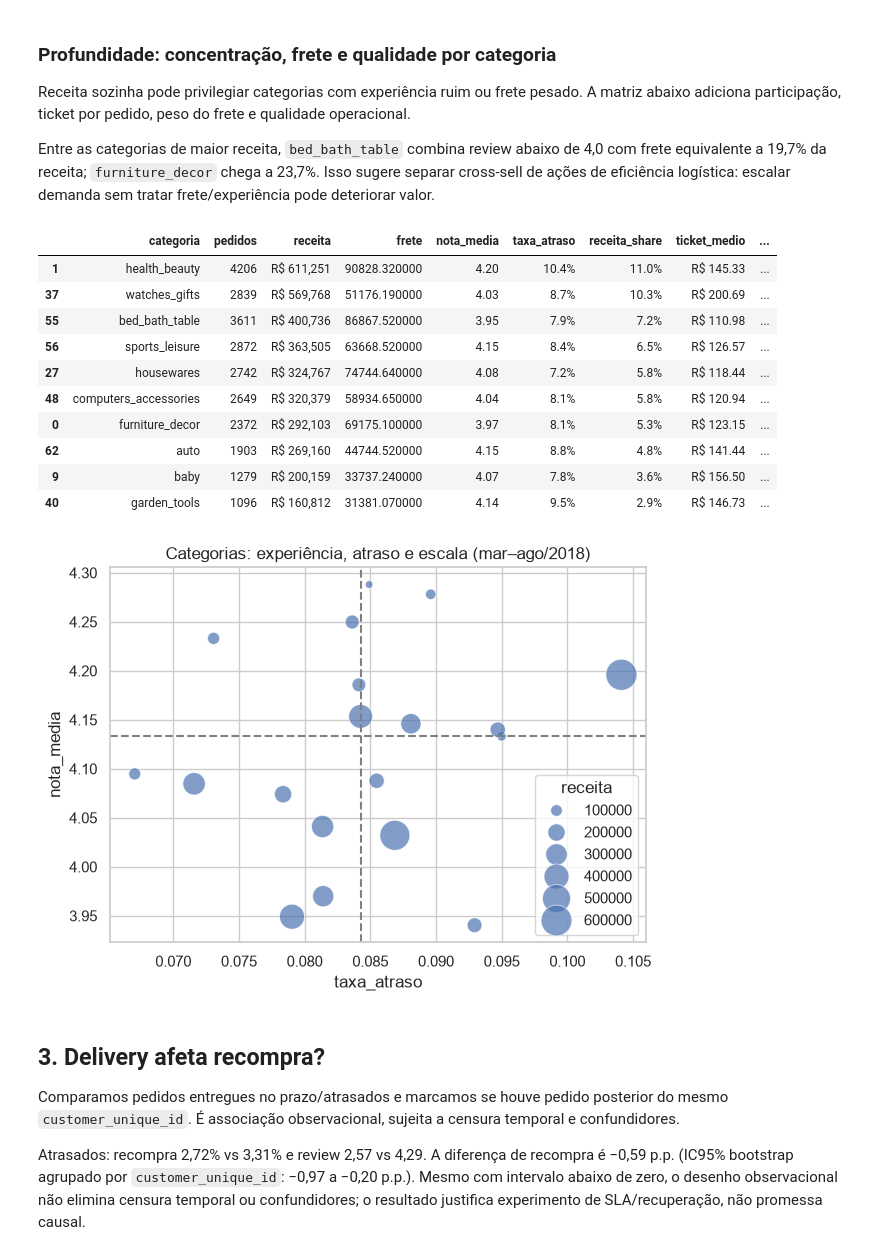
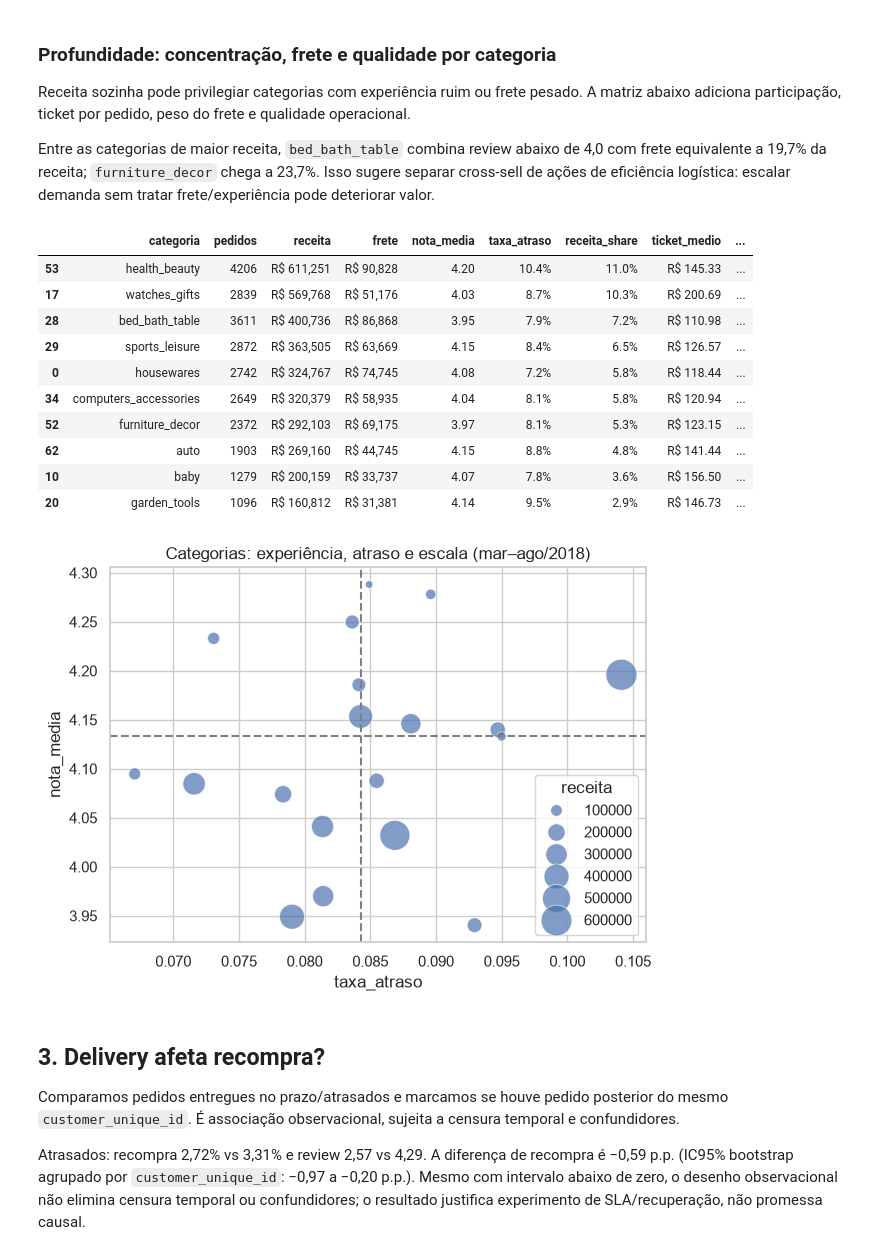
Before and after one commit to PedroReste/ifood_case_analytics_engineer, a Jupyter notebook: notebooks/02_exploratory_analysis.ipynb, the cells around one changed output. Saved outputs shown, nothing was run; the diff lists cells and outputs as text; code cells hidden in the pictures.

```diff
--- a/notebooks/02_exploratory_analysis.ipynb
+++ b/notebooks/02_exploratory_analysis.ipynb
@@ -332,23 +319,26 @@ category_full = con.sql("""
 # %%
 category_full['receita_share'] = category_full.receita / category_full.receita.sum()
 category_full['ticket_medio'] = category_full.receita / category_full.pedidos
 category_full['frete_sobre_receita'] = category_full.frete / category_full.receita
-display(category_full.nlargest(10,'receita').style.format({'receita':'R$ {:,.0f}','receita_share':'{:.1%}','ticket_medio':'R$ {:.2f}','frete_sobre_receita':'{:.1%}','nota_media':'{:.2f}','taxa_atraso':'{:.1%}'}))
+display(category_full.nlargest(10,'receita') \
+        .style.format({'receita':'R$ {:,.0f}', 'frete':'R$ {:,.0f}', 'receita_share':'{:.1%}', \
+                       'ticket_medio':'R$ {:.2f}','frete_sobre_receita':'{:.1%}','nota_media':'{:.2f}',\
+                        'taxa_atraso':'{:.1%}'}))
 focus = category_full[category_full.pedidos >= 500]
 sns.scatterplot(data=focus, x='taxa_atraso', y='nota_media', size='receita', sizes=(30,500), alpha=.7)
 plt.axvline(focus.taxa_atraso.median(), color='gray', ls='--'); plt.axhline(focus.nota_media.median(), color='gray', ls='--'); plt.title('Categorias: experiência, atraso e escala (mar–ago/2018)'); plt.tight_layout()
 # %% [output]
 |  | categoria | pedidos | receita | frete | nota_media | taxa_atraso | receita_share | ticket_medio | ... |
-| 1 | health_beauty | 4206 | R$ 611,251 | 90828.320000 | 4.20 | 10.4% | 11.0% | R$ 145.33 | ... |
-| 37 | watches_gifts | 2839 | R$ 569,768 | 51176.190000 | 4.03 | 8.7% | 10.3% | R$ 200.69 | ... |
-| 55 | bed_bath_table | 3611 | R$ 400,736 | 86867.520000 | 3.95 | 7.9% | 7.2% | R$ 110.98 | ... |
-| 56 | sports_leisure | 2872 | R$ 363,505 | 63668.520000 | 4.15 | 8.4% | 6.5% | R$ 126.57 | ... |
-| 27 | housewares | 2742 | R$ 324,767 | 74744.640000 | 4.08 | 7.2% | 5.8% | R$ 118.44 | ... |
-| 48 | computers_accessories | 2649 | R$ 320,379 | 58934.650000 | 4.04 | 8.1% | 5.8% | R$ 120.94 | ... |
-| 0 | furniture_decor | 2372 | R$ 292,103 | 69175.100000 | 3.97 | 8.1% | 5.3% | R$ 123.15 | ... |
-| 62 | auto | 1903 | R$ 269,160 | 44744.520000 | 4.15 | 8.8% | 4.8% | R$ 141.44 | ... |
-| 9 | baby | 1279 | R$ 200,159 | 33737.240000 | 4.07 | 7.8% | 3.6% | R$ 156.50 | ... |
-| 40 | garden_tools | 1096 | R$ 160,812 | 31381.070000 | 4.14 | 9.5% | 2.9% | R$ 146.73 | ... |
+| 53 | health_beauty | 4206 | R$ 611,251 | R$ 90,828 | 4.20 | 10.4% | 11.0% | R$ 145.33 | ... |
+| 17 | watches_gifts | 2839 | R$ 569,768 | R$ 51,176 | 4.03 | 8.7% | 10.3% | R$ 200.69 | ... |
+| 28 | bed_bath_table | 3611 | R$ 400,736 | R$ 86,868 | 3.95 | 7.9% | 7.2% | R$ 110.98 | ... |
+| 29 | sports_leisure | 2872 | R$ 363,505 | R$ 63,669 | 4.15 | 8.4% | 6.5% | R$ 126.57 | ... |
+| 0 | housewares | 2742 | R$ 324,767 | R$ 74,745 | 4.08 | 7.2% | 5.8% | R$ 118.44 | ... |
+| 34 | computers_accessories | 2649 | R$ 320,379 | R$ 58,935 | 4.04 | 8.1% | 5.8% | R$ 120.94 | ... |
+| 52 | furniture_decor | 2372 | R$ 292,103 | R$ 69,175 | 3.97 | 8.1% | 5.3% | R$ 123.15 | ... |
+| 62 | auto | 1903 | R$ 269,160 | R$ 44,745 | 4.15 | 8.8% | 4.8% | R$ 141.44 | ... |
+| 10 | baby | 1279 | R$ 200,159 | R$ 33,737 | 4.07 | 7.8% | 3.6% | R$ 156.50 | ... |
+| 20 | garden_tools | 1096 | R$ 160,812 | R$ 31,381 | 4.14 | 9.5% | 2.9% | R$ 146.73 | ... |
 [figure]
 # %% [markdown]
 ## 3. Delivery afeta recompra?
```
Also changed, not shown: parts of 2 cells of this notebook, 3 other files.
